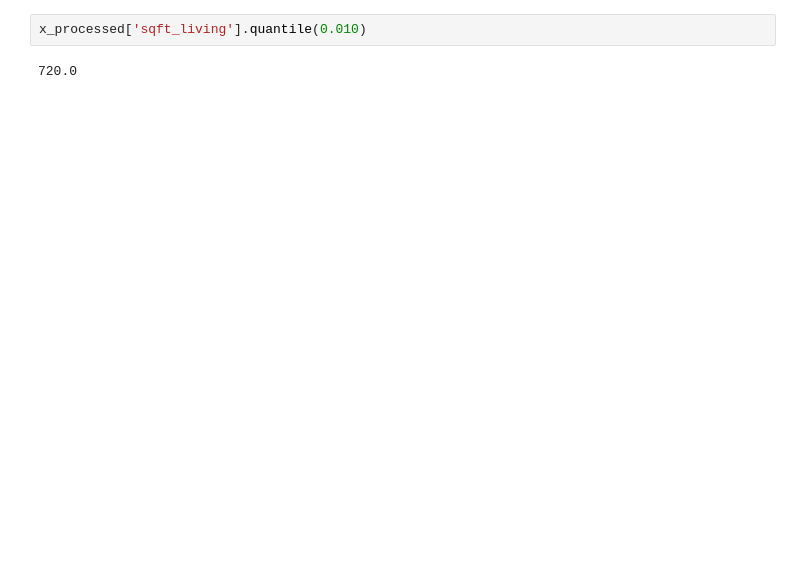
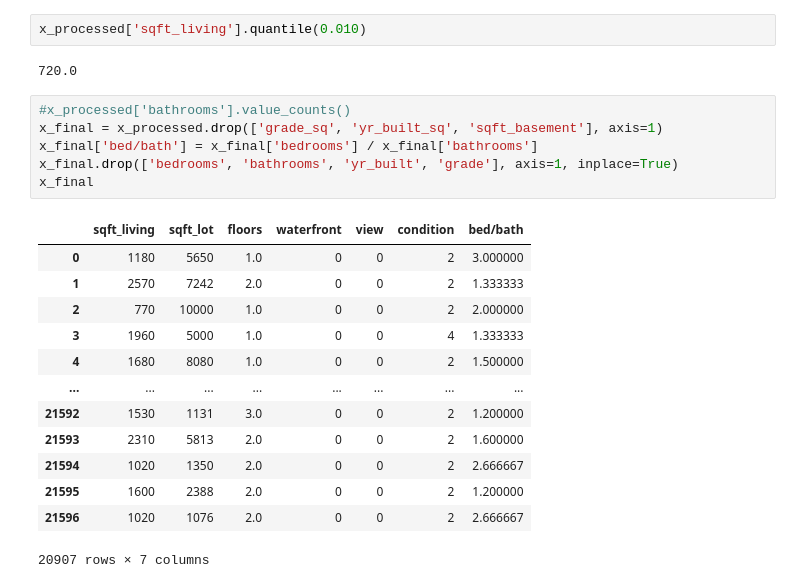
Before and after one commit to kaiuechi/flatiron-real-estate-modeling, a Jupyter notebook: code/draft.ipynb, the cells around one changed output. Cells and saved outputs as stored; diff of their text form; blank space fills up the shorter version.

```diff
--- a/code/draft.ipynb
+++ b/code/draft.ipynb
@@ -897,3 +963,23 @@ bins [11.26446410567173, 12.683858415217964, 13.017002861746503, 13.377005595777
 x_processed['sqft_living'].quantile(0.010)
 # %% [output]
 720.0
+# %%
+#x_processed['bathrooms'].value_counts()
+x_final = x_processed.drop(['grade_sq', 'yr_built_sq', 'sqft_basement'], axis=1)
+x_final['bed/bath'] = x_final['bedrooms'] / x_final['bathrooms']
+x_final.drop(['bedrooms', 'bathrooms', 'yr_built', 'grade'], axis=1, inplace=True)
+x_final
+# %% [output]
+|  | sqft_living | sqft_lot | floors | waterfront | view | condition | bed/bath |
+| 0 | 1180 | 5650 | 1.0 | 0 | 0 | 2 | 3.000000 |
+| 1 | 2570 | 7242 | 2.0 | 0 | 0 | 2 | 1.333333 |
+| 2 | 770 | 10000 | 1.0 | 0 | 0 | 2 | 2.000000 |
+| 3 | 1960 | 5000 | 1.0 | 0 | 0 | 4 | 1.333333 |
+| 4 | 1680 | 8080 | 1.0 | 0 | 0 | 2 | 1.500000 |
+| ... | ... | ... | ... | ... | ... | ... | ... |
+| 21592 | 1530 | 1131 | 3.0 | 0 | 0 | 2 | 1.200000 |
+| 21593 | 2310 | 5813 | 2.0 | 0 | 0 | 2 | 1.600000 |
+| 21594 | 1020 | 1350 | 2.0 | 0 | 0 | 2 | 2.666667 |
+| 21595 | 1600 | 2388 | 2.0 | 0 | 0 | 2 | 1.200000 |
+| 21596 | 1020 | 1076 | 2.0 | 0 | 0 | 2 | 2.666667 |
+20907 rows × 7 columns
```
Also changed, not shown: parts of 29 cells of this notebook.
